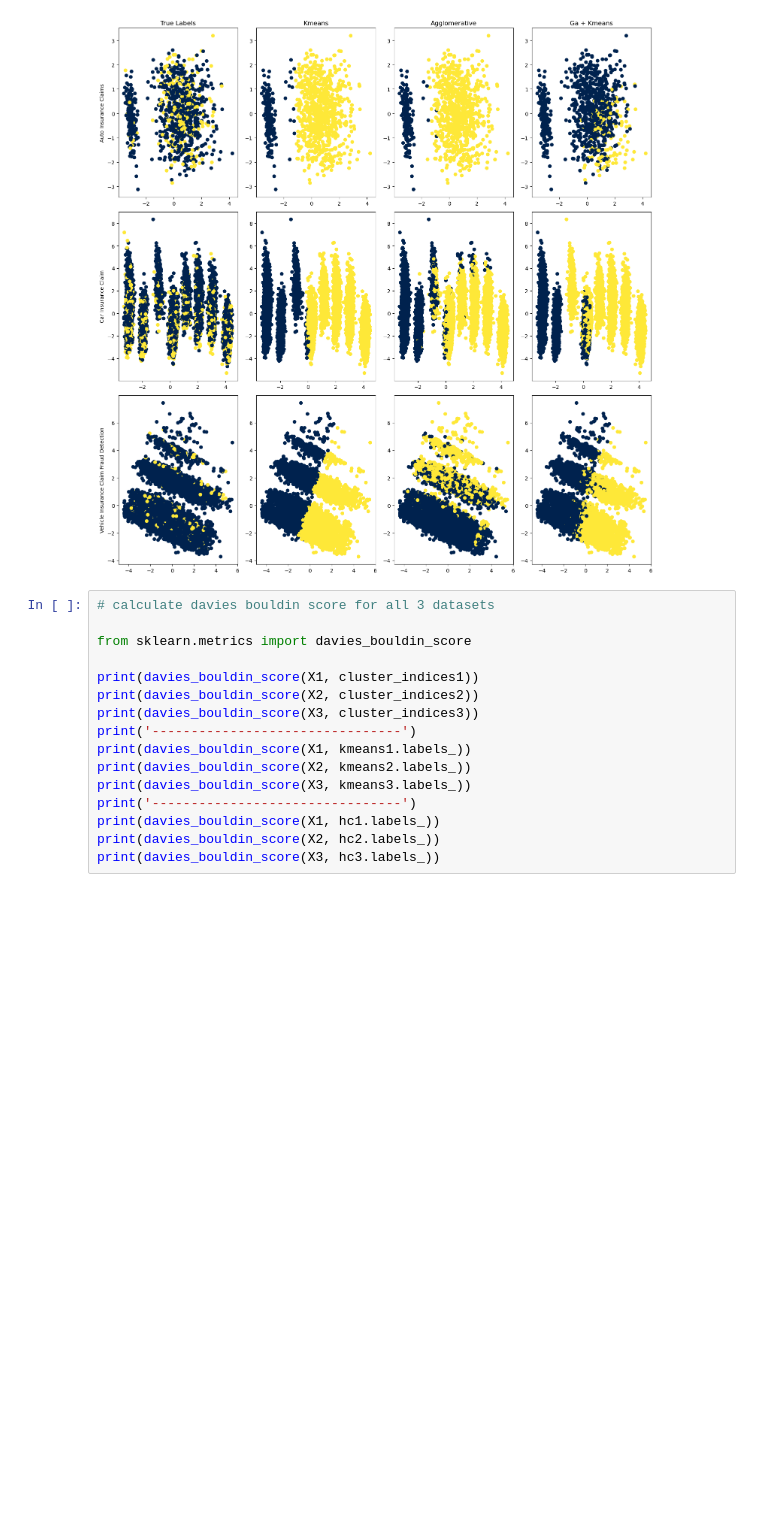
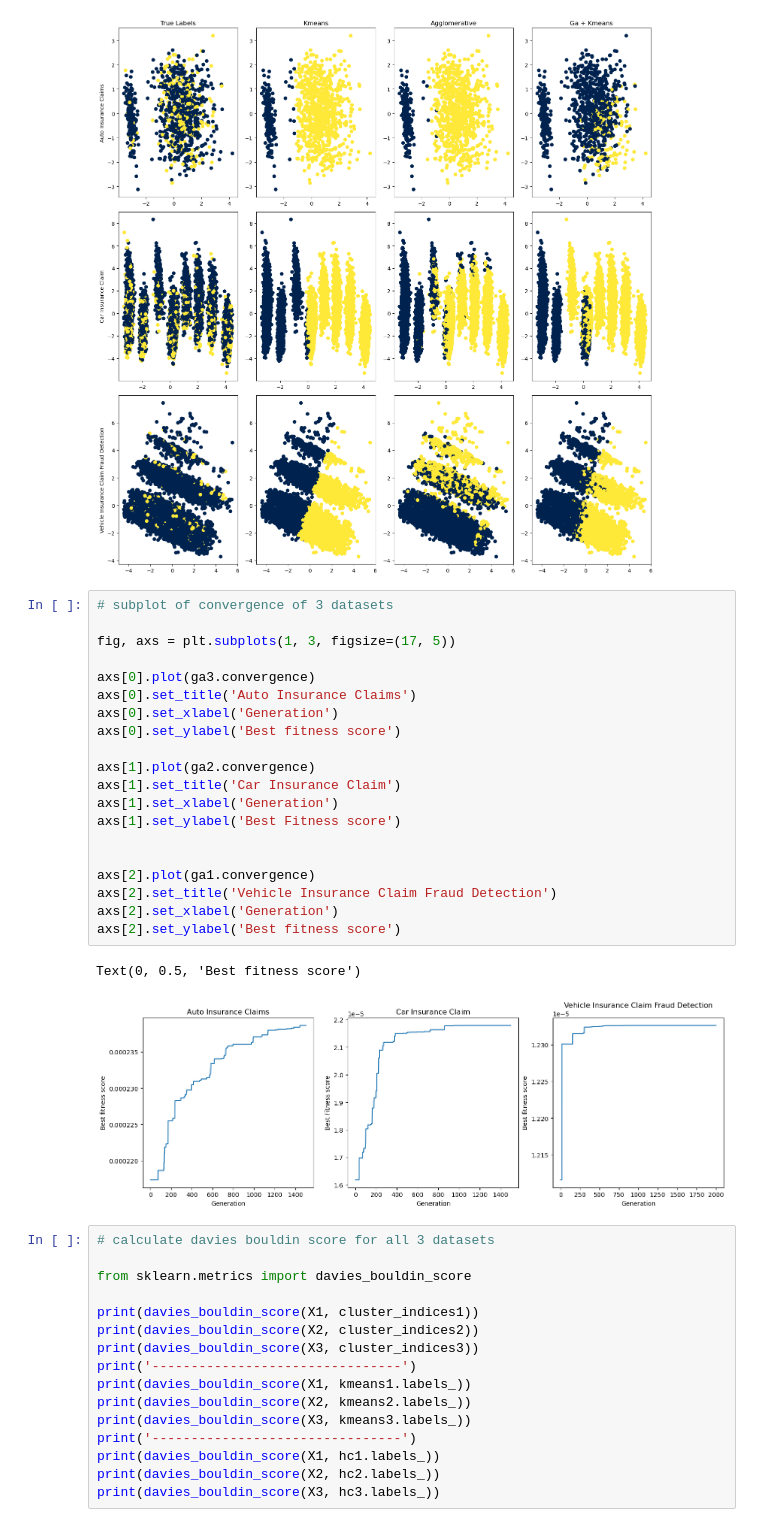
Before and after one commit to ceenaa/ga_clustering_car_insurance, a Jupyter notebook: main.ipynb, the cells around one changed output. Saved outputs shown, nothing was run; the diff lists cells and outputs as text; blank space fills up the shorter version.

```diff
--- a/main.ipynb
+++ b/main.ipynb
@@ -607,6 +639,29 @@ axs[2, 3].scatter(pca_data1[:, 0], pca_data1[:, 1], c=cluster_indices1, cmap='ci
 plt.tight_layout()
 # %% [output]
 [figure]
+# %%
+# subplot of convergence of 3 datasets
+
+fig, axs = plt.subplots(1, 3, figsize=(17, 5))
+
+axs[0].plot(ga3.convergence)
+axs[0].set_title('Auto Insurance Claims')
+axs[0].set_xlabel('Generation')
+axs[0].set_ylabel('Best fitness score')
+
+axs[1].plot(ga2.convergence)
+axs[1].set_title('Car Insurance Claim')
+axs[1].set_xlabel('Generation')
+axs[1].set_ylabel('Best Fitness score')
+
+
+axs[2].plot(ga1.convergence)
+axs[2].set_title('Vehicle Insurance Claim Fraud Detection')
+axs[2].set_xlabel('Generation')
+axs[2].set_ylabel('Best fitness score')
+# %% [output]
+Text(0, 0.5, 'Best fitness score')
+[figure, added]
 # %%
 # calculate davies bouldin score for all 3 datasets
 
```
Also changed, not shown: parts of 12 cells of this notebook.
